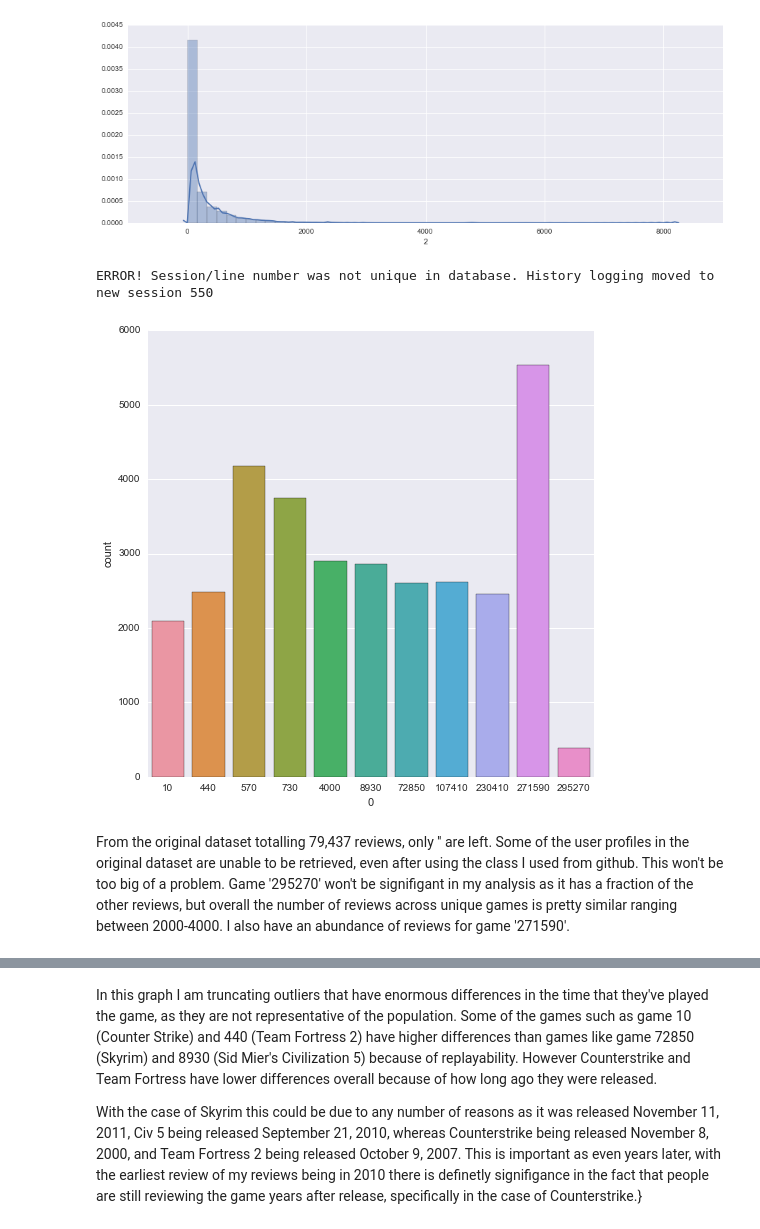
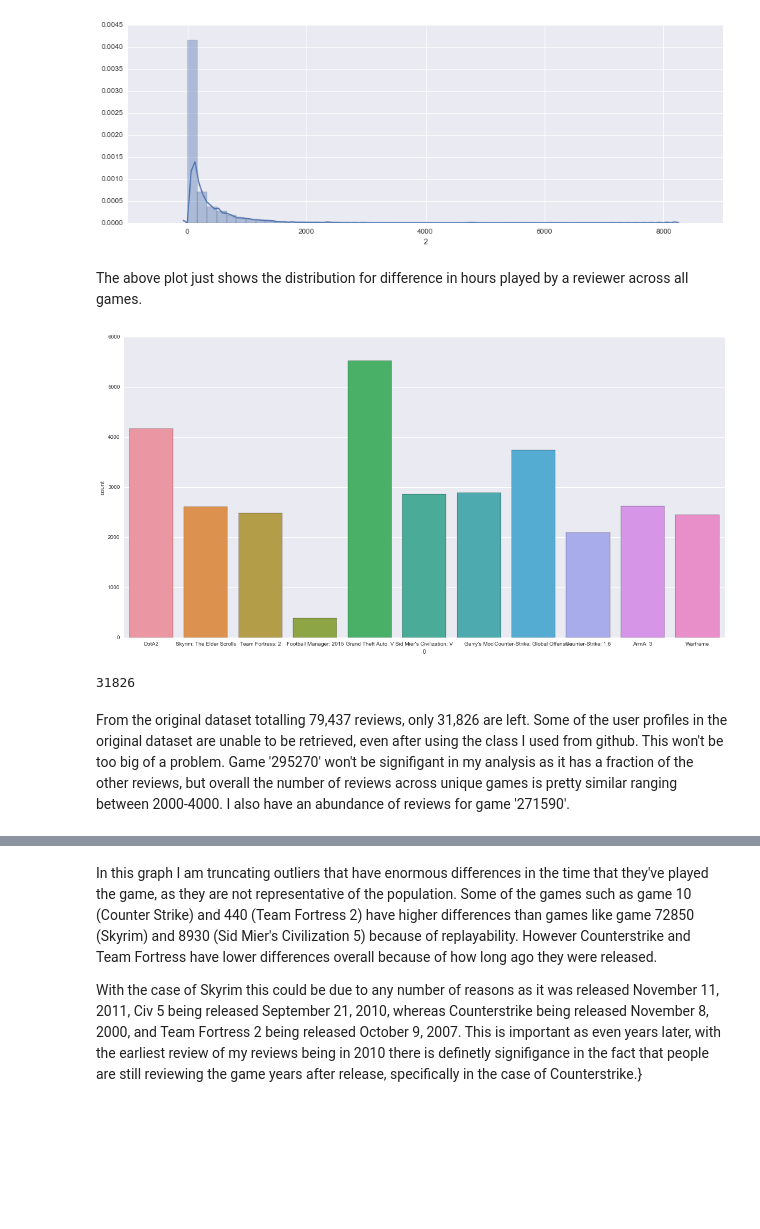
Before and after one commit to DanielEMoreno/DSI-SF-2-DanielEMoreno, a Jupyter notebook: code/projects/capstone/Reports/Technical.ipynb, the cells around one changed output, grey strips where cells are left out. Saved outputs shown, nothing was run; the diff lists cells and outputs as text; code cells hidden in the pictures; blank space fills up the shorter version.

```diff
--- a/code/projects/capstone/Reports/Technical.ipynb
+++ b/code/projects/capstone/Reports/Technical.ipynb
@@ -209 +270,6 @@ game_dfs = [dota_df, elder_df, tf2_df, civ_df,
+# %%
+for x in game_dfs:
+    x['textblobobj'] = x['review'].map(TextBlob)
+    x['sentiment'] = x['textblobobj'].map(lambda z: z.sentiment[0])
+    x['subjectivity'] = x['textblobobj'].map(lambda z: z.sentiment[1])
 # %%
@@ -379,9 +451,15 @@ for x in cleaned_dfs:
     x['hours_played_now'] = x['hours_played_now']/ 60.
     # Difference in hours played
     x['hours_played_diff'] = x['hours_played_now'] - x['total_game_hours']
+    # For timeseries analysis
     x['date_posted'] = pd.to_datetime(x['date_posted'])
+    # Year, and month for the effect of the year and month since a lot of the reviews
+    # vary in post dates
+    x['month'] = x['date_posted'].map(lambda z: z.month)
+    x['year'] = x['date_posted'].map(lambda z: z.year)
+    x['yearbymonth'] = x['month'] * x['year']
+    # Making textblob objects and creating sentiment ratings as well as subjectivity ratings
     x['textblobobj'] = x['review'].map(TextBlob)
-    # Making textblob objects and creating sentiment ratings of each of the reviews
     x['sentiment'] = x['textblobobj'].map(lambda z: z.sentiment[0])
     x['subjectivity'] = x['textblobobj'].map(lambda z: z.sentiment[1])
 # %% [output]
@@ -424,23 +502,35 @@ eda_list = [dota_with_time_nonan_test,  elder_with_time_nonan_test, tf2_with_tim
               gmod_with_time_nonan_test, csgo_with_time_nonan_test, cs_with_time_nonan_test,
               arma_with_time_nonan_test, warframe_with_time_nonan_test]
 
+dota_with_time_nonan_test['game_id'], dota_with_time_nonan_test['gamename'] = (570, 'DotA2')
+elder_with_time_nonan_test['game_id'], elder_with_time_nonan_test['gamename'] = (72850, 'Skyrim: The Elder Scrolls')
+tf2_with_time_nonan_test['game_id'], tf2_with_time_nonan_test['gamename'] = (440, 'Team Fortress: 2')
+civ_with_time_nonan_test['game_id'], civ_with_time_nonan_test['gamename'] = (8930, "Sid Mier's Civilization: V")
+gta_with_time_nonan_test['game_id'], gta_with_time_nonan_test['gamename'] = (271590, 'Grand Theft Auto: V')
+gmod_with_time_nonan_test['game_id'], gmod_with_time_nonan_test['gamename'] = (4000, "Garry's Mod")
+fbm_with_time_nonan_test['game_id'], fbm_with_time_nonan_test['gamename'] = (295270, 'Football Manager: 2015')
+csgo_with_time_nonan_test['game_id'], csgo_with_time_nonan_test['gamename'] = (730, 'Counter-Strike: Global Offensive')
+cs_with_time_nonan_test['game_id'], cs_with_time_nonan_test['gamename'] = (10, 'Counter-Strike: 1.6')
+warframe_with_time_nonan_test['game_id'], warframe_with_time_nonan_test['gamename'] = (230410, 'Warframe')
+arma_with_time_nonan_test['game_id'], arma_with_time_nonan_test['gamename'] = (107410, 'ArmA: 3')
+
 
 # Looking at the overall difference in hours played amongst all videogames
 list_to_plot = []
 for x in eda_list:
-    for y, z, a in zip(x['game_id'], x['rating'], x['hours_played_diff']):
+    for y, z, a in zip(x['gamename'], x['rating'], x['hours_played_diff']):
         list_to_plot.append((y, str(z), a))
 
 # Examining the counts of classes per game
 list_to_plot_pre = []
 for x in game_dfs:
-    for y, z in zip(x['game_id'], x['rating']):
+    for y, z in zip(x['gamename'], x['rating']):
         list_to_plot_pre.append((y, str(z)))
 
 # Looking at the difference in hours played over the timeseries span of the reviews
 date_list = []
 for x in eda_list:
-    for y, z, a in zip(x['game_id'], x['date_posted'], x['hours_played_diff']):
+    for y, z, a in zip(x['gamename'], x['date_posted'], x['hours_played_diff']):
         date_list.append((y, z, a))
 
 pre_plott = pd.DataFrame(list_to_plot_pre)
@@ -458,15 +594,20 @@ ax = plt.figure(figsize=(15, 5))
 ax = sns.distplot(plott[2])
 # %% [output]
 [figure]
+# %% [markdown]
+The above plot just shows the distribution for difference in hours played by a reviewer across all games.
 # %%
 # Counts of reviews relative to one another
 sns.set_style('darkgrid')
-ax = plt.figure(figsize=(8,8))
+ax = plt.figure(figsize=(20, 10))
 ax = sns.countplot(x=0, data=plott)
 # %% [output]
-ERROR! Session/line number was not unique in database. History logging moved to new session 550
-[figure, old version]
+[figure, new version]
+# %%
+print len(plott[0])
+# %% [output]
+31826
 # %% [markdown]
-From the original dataset totalling 79,437 reviews, only '' are left. Some of the user profiles in the original  dataset are unable to be retrieved, even after using the class I used from github. This won't be too big of a problem. Game '295270' won't be signifigant in my analysis as it has a fraction of the other reviews, but overall  the number of reviews across unique games is pretty similar ranging between 2000-4000. I also have an abundance of reviews for game '271590'.
+From the original dataset totalling 79,437 reviews, only 31,826 are left. Some of the user profiles in the original  dataset are unable to be retrieved, even after using the class I used from github. This won't be too big of a problem. Game '295270' won't be signifigant in my analysis as it has a fraction of the other reviews, but overall  the number of reviews across unique games is pretty similar ranging between 2000-4000. I also have an abundance of reviews for game '271590'.
 # %%
 # Boxplot to show local maxima of difference in hours played amongst all videogames
```
Also changed, not shown: parts of 85 cells of this notebook, 2 other files.
